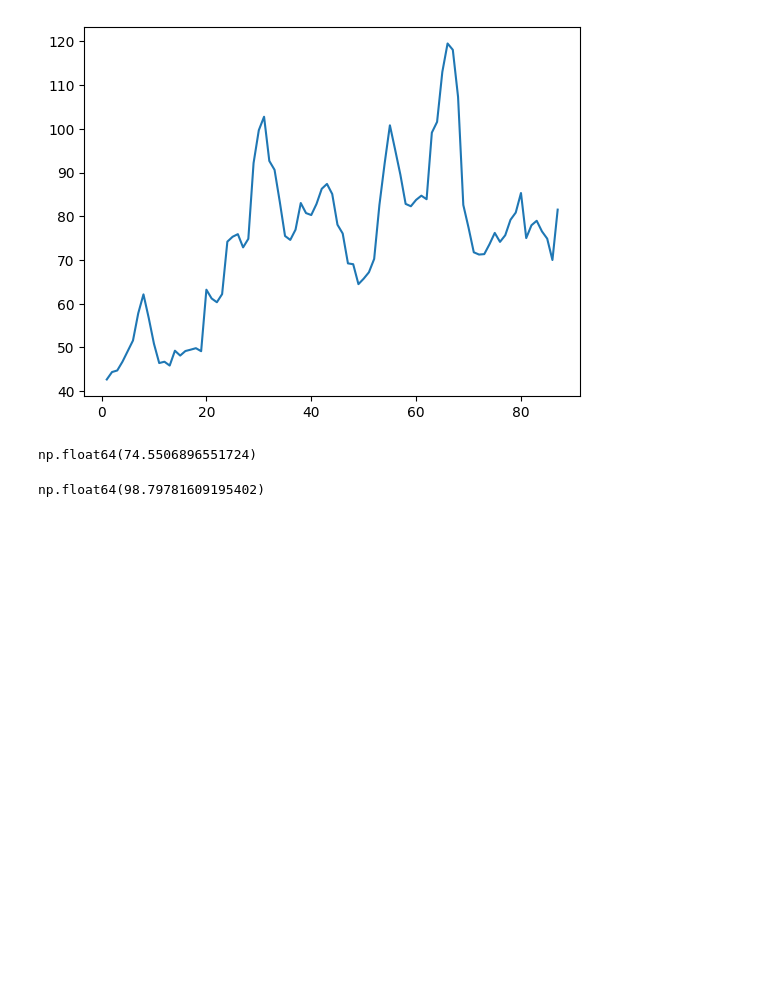
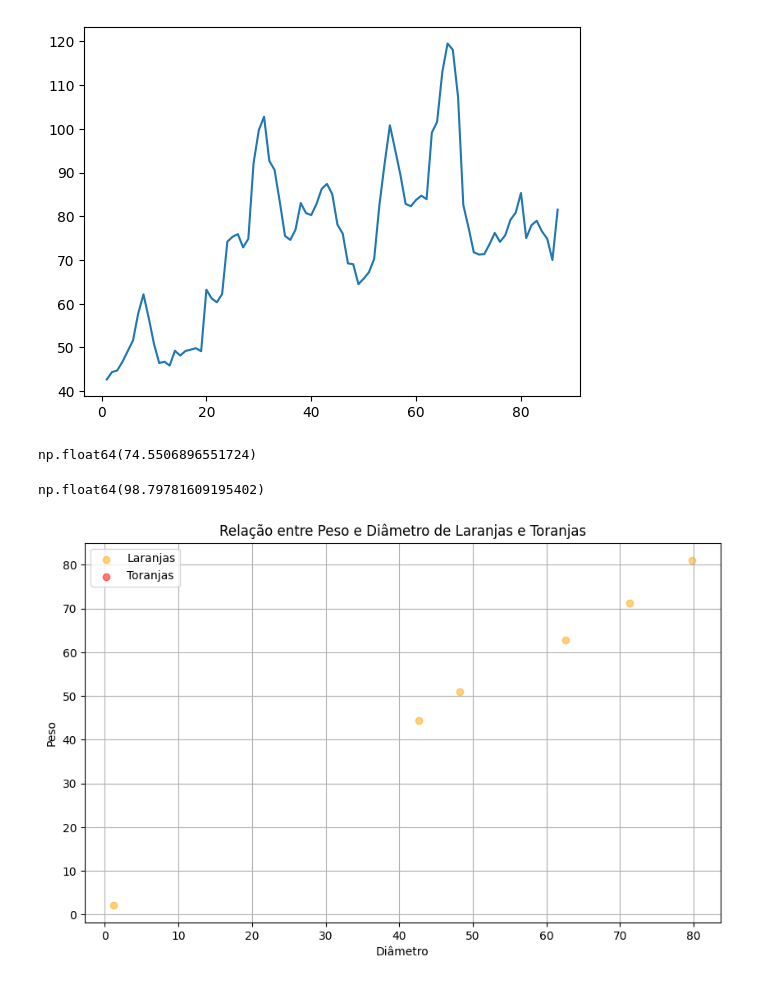
Before and after one commit to xavierbruno/colab-data-science, a Jupyter notebook: numpy.ipynb, the cells around one changed output. Drawn from its saved outputs; the diff is of its cells as text; code cells hidden in the pictures; blank space fills up the shorter version.

Commit message:
exercício da aula de vizualização de dados

```diff
--- a/numpy.ipynb
+++ b/numpy.ipynb
@@ -234,3 +235,37 @@ np.float64(74.5506896551724)
 np.mean(Moscow)
 # %% [output]
 np.float64(98.79781609195402)
+# %%
+# Separando os dados:
+# - Laranjas: linhas 0 a 4999
+# - Toranjas: linhas 5000 em diante
+dados_laranja = dado[:5000]  # Linhas 0 a 4999
+dados_toranja = dado[5000:]  # Linhas 5000 até o final
+
+# Extraindo diâmetro (coluna 0) e peso (coluna 1) para cada fruta
+diametro_laranja = dados_laranja[:, 0]
+peso_laranja = dados_laranja[:, 1]
+
+diametro_toranja = dados_toranja[:, 0]
+peso_toranja = dados_toranja[:, 1]
+
+# Criando o gráfico
+plt.figure(figsize=(10, 6))
+
+# Plotando laranjas
+plt.scatter(diametro_laranja, peso_laranja, color='orange', label='Laranjas', alpha=0.5)
+
+# Plotando toranjas
+plt.scatter(diametro_toranja, peso_toranja, color='red', label='Toranjas', alpha=0.5)
+
+# Configurações do gráfico
+plt.title('Relação entre Peso e Diâmetro de Laranjas e Toranjas')
+plt.xlabel('Diâmetro')
+plt.ylabel('Peso')
+plt.legend()
+plt.grid(True)
+
+# Mostrando o gráfico
+plt.show()
+# %% [output]
+[figure, added]
```
Also changed, not shown: parts of 5 cells of this notebook.
